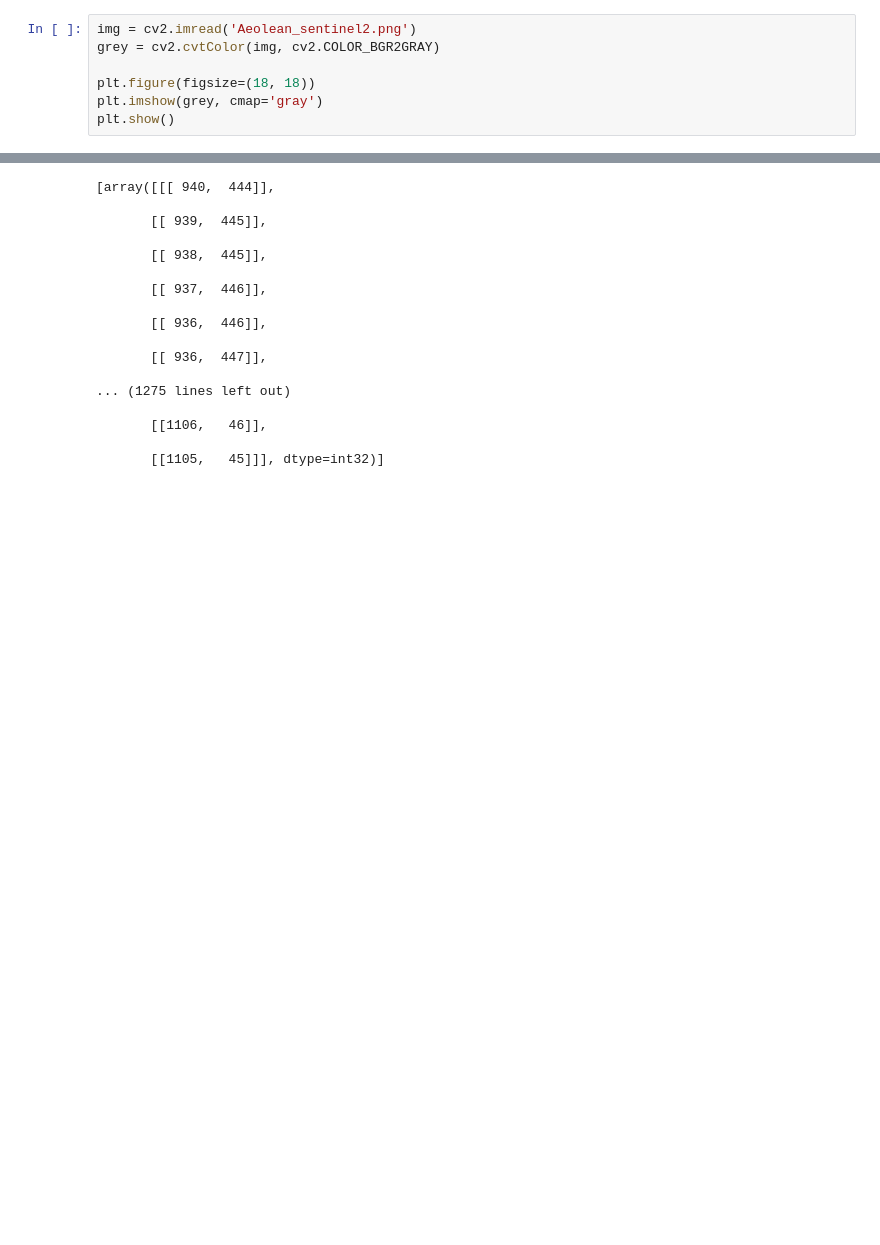
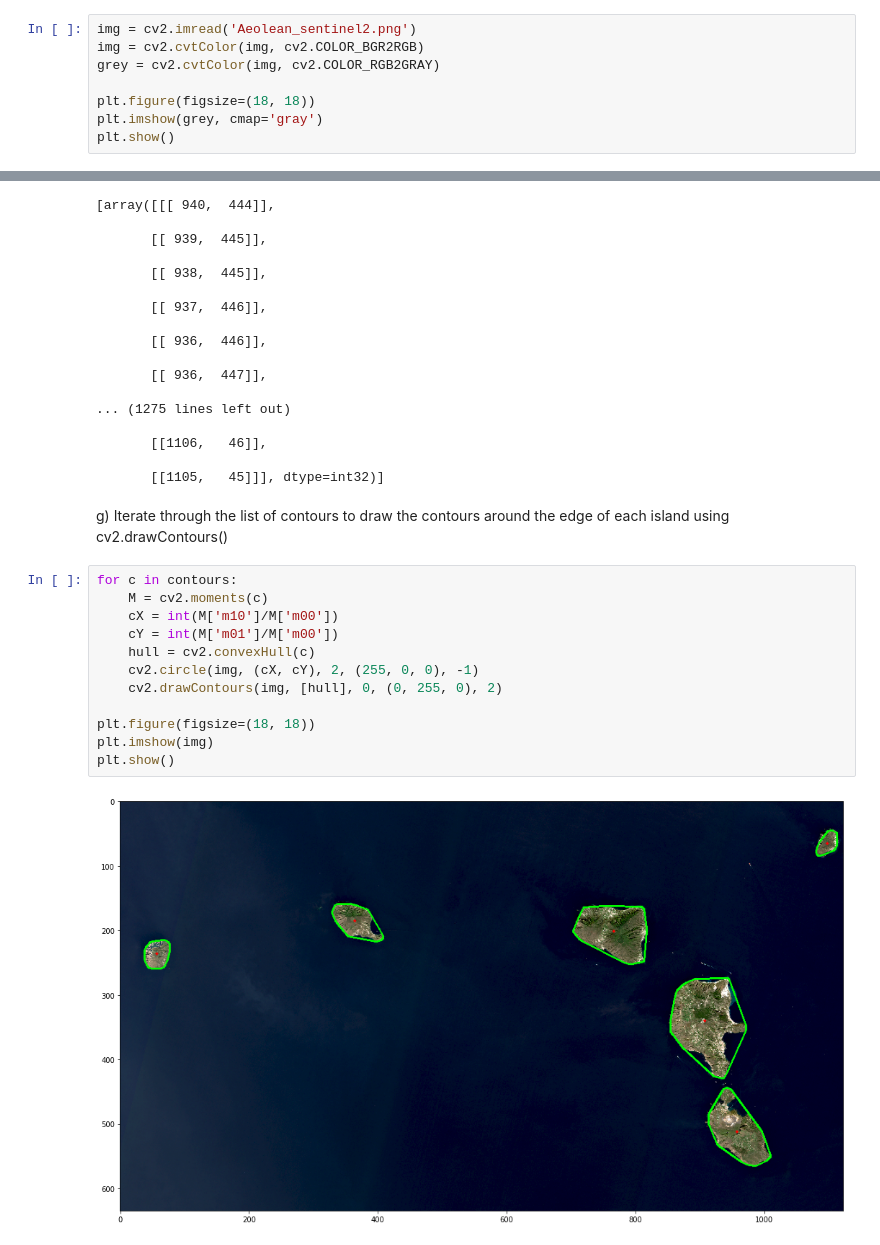
Before and after one commit to Grimm33/IPCV_Practical-2, a Jupyter notebook: Q3.ipynb, the cells around one changed output, grey strips where cells are left out. Saved outputs shown, nothing was run; the diff lists cells and outputs as text; blank space fills up the shorter version.

```diff
--- a/Q3.ipynb
+++ b/Q3.ipynb
@@ -26,7 +26,8 @@ a) Read ‘Aeolean_sentinel2.png’ and display the satellite image.
 b) Convert to grayscale.
 # %%
 img = cv2.imread('Aeolean_sentinel2.png')
-grey = cv2.cvtColor(img, cv2.COLOR_BGR2GRAY)
+img = cv2.cvtColor(img, cv2.COLOR_BGR2RGB)
+grey = cv2.cvtColor(img, cv2.COLOR_RGB2GRAY)
 
 plt.figure(figsize=(18, 18))
 plt.imshow(grey, cmap='gray')
@@ -82,3 +83,19 @@ print(contours)
        [[1106,   46]],
 
        [[1105,   45]]], dtype=int32)]
+# %% [markdown]
+g) Iterate through the list of contours to draw the contours around the edge of each island using cv2.drawContours()
+# %%
+for c in contours:
+    M = cv2.moments(c)
+    cX = int(M['m10']/M['m00'])
+    cY = int(M['m01']/M['m00'])
+    hull = cv2.convexHull(c)
+    cv2.circle(img, (cX, cY), 2, (255, 0, 0), -1)
+    cv2.drawContours(img, [hull], 0, (0, 255, 0), 2)
+
+plt.figure(figsize=(18, 18))
+plt.imshow(img)
+plt.show()
+# %% [output]
+[figure, added]
```
Also changed, not shown: parts of 1 cell of this notebook.
